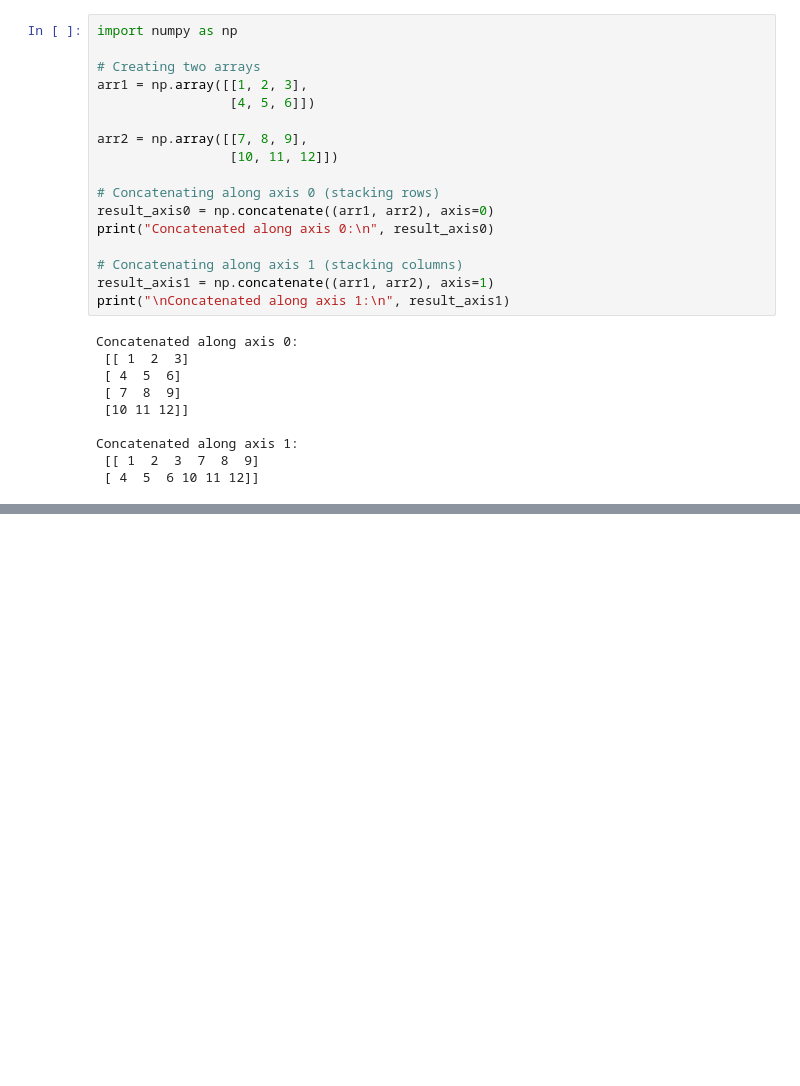
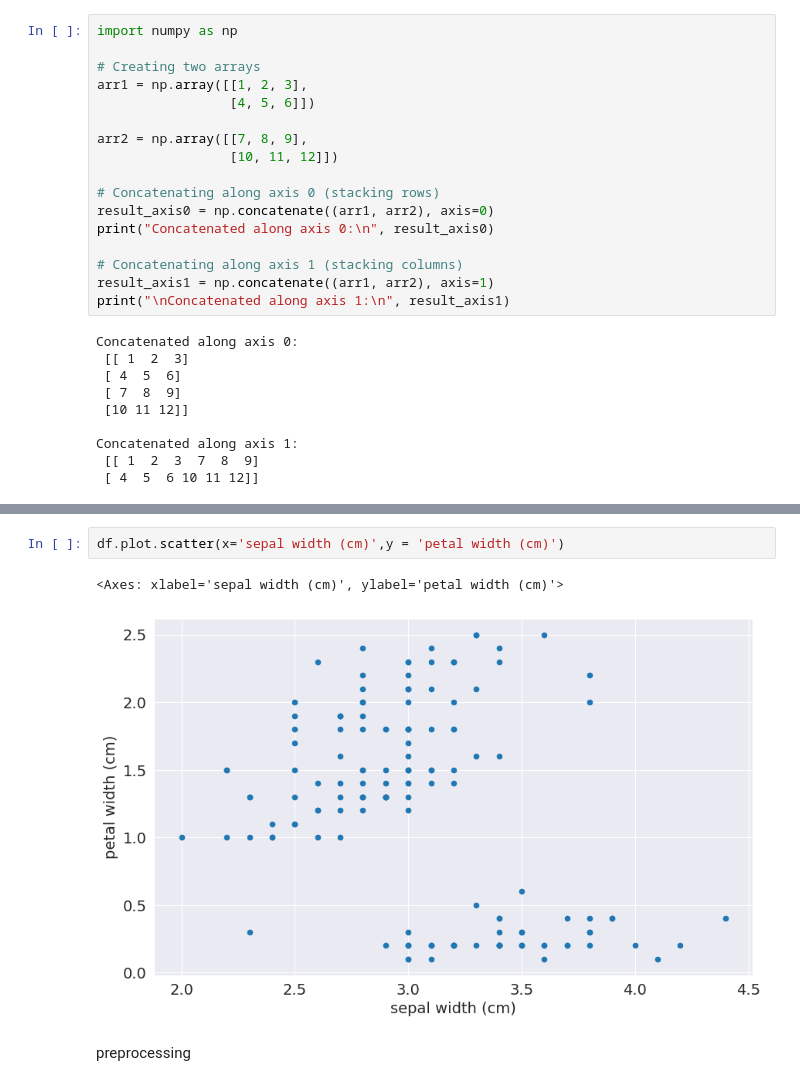
Before and after one commit to SahSanjeev/Chat, a Jupyter notebook: Data_analysis_Py_ML_Scikit.ipynb, the cells around one changed output, grey strips where cells are left out. Cells and saved outputs as stored; diff of their text form; blank space fills up the shorter version.

```diff
--- a/Data_analysis_Py_ML_Scikit.ipynb
+++ b/Data_analysis_Py_ML_Scikit.ipynb
@@ -627,0 +1059,7 @@ Concatenated along axis 1:
+# %%
+df.plot.scatter(x='sepal width (cm)',y = 'petal width (cm)')
+# %% [output]
+<Axes: xlabel='sepal width (cm)', ylabel='petal width (cm)'>
+[figure, added]
+# %% [markdown]
+preprocessing
```
Also changed, not shown: parts of 59 cells of this notebook.
